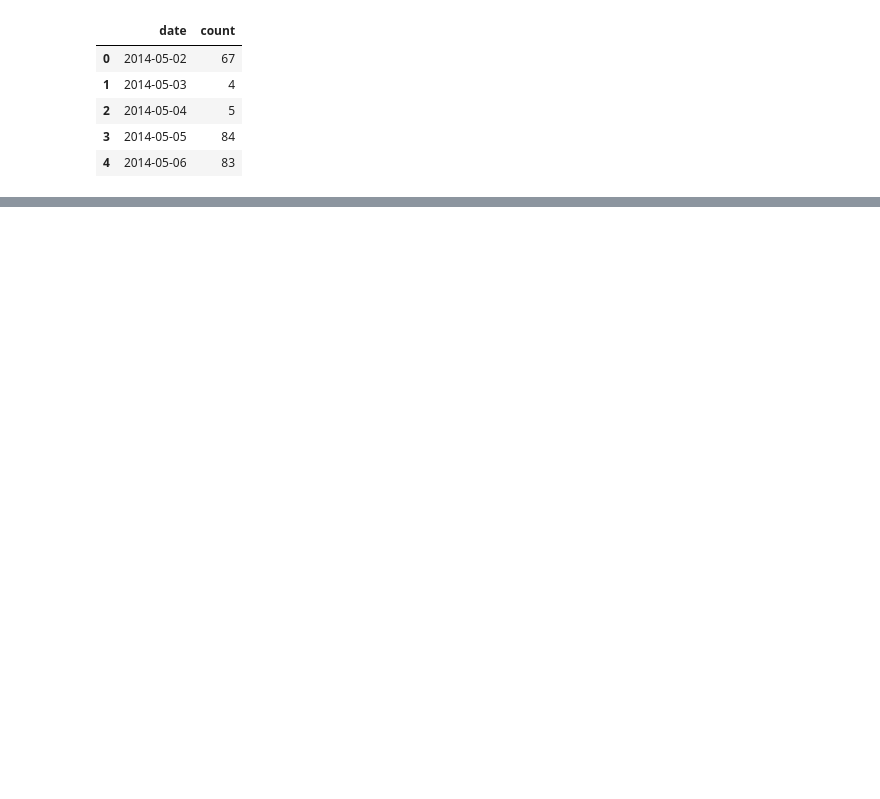
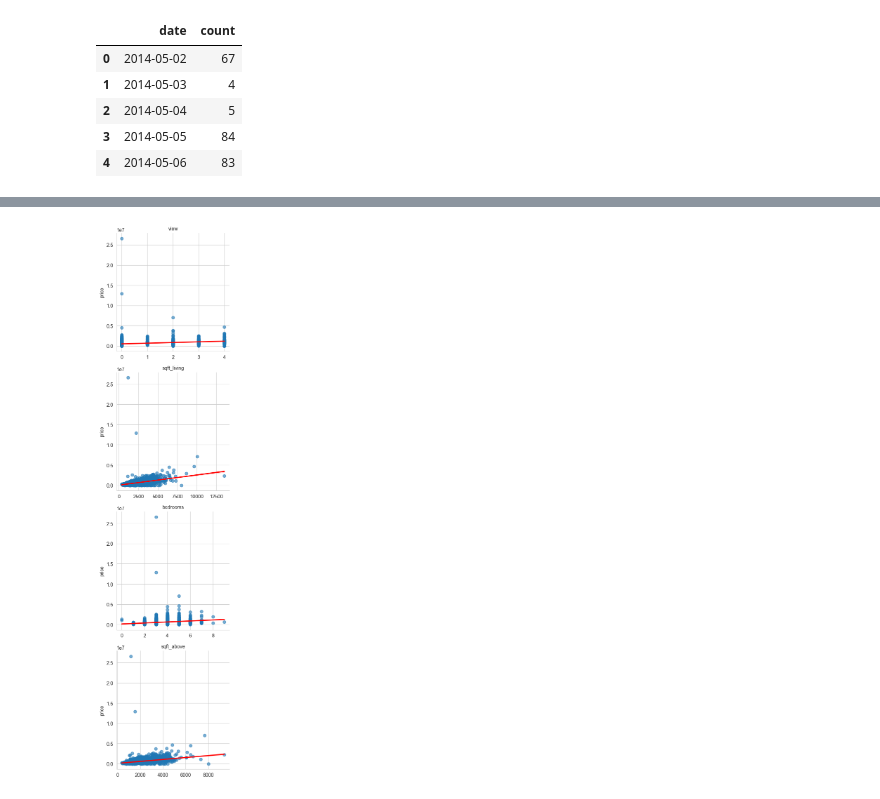
Before and after one commit to David38mk/house-price-prediction-ML, a Jupyter notebook: notebooks/EDA.ipynb, the cells around one changed output, grey strips where cells are left out. Saved outputs shown, nothing was run; the diff lists cells and outputs as text; code cells hidden in the pictures; blank space fills up the shorter version.

```diff
--- a/notebooks/EDA.ipynb
+++ b/notebooks/EDA.ipynb
@@ -72,0 +82,34 @@ plt.show()
+# %%
+import matplotlib.pyplot as plt
+import seaborn as sns
+
+melted = data.melt(
+    id_vars="price",
+    value_vars=top_features,
+    var_name="feature",
+    value_name="value"
+)
+
+g = sns.FacetGrid(
+    melted,
+    col="feature",
+    col_wrap=1,
+    height=4,
+    sharex=False
+)
+
+g.map(
+    sns.regplot,
+    "value", "price",
+    scatter_kws={"alpha":0.6},
+    line_kws={"color":"red"}
+)
+
+g.set_axis_labels("", "price")
+g.set_titles("{col_name}")
+
+# Tidy up spacing
+g.fig.tight_layout(w_pad=1.0, h_pad=1.2)
+plt.show()
+# %% [output]
+[figure, added]
```
Also changed, not shown: parts of 5 cells of this notebook.
